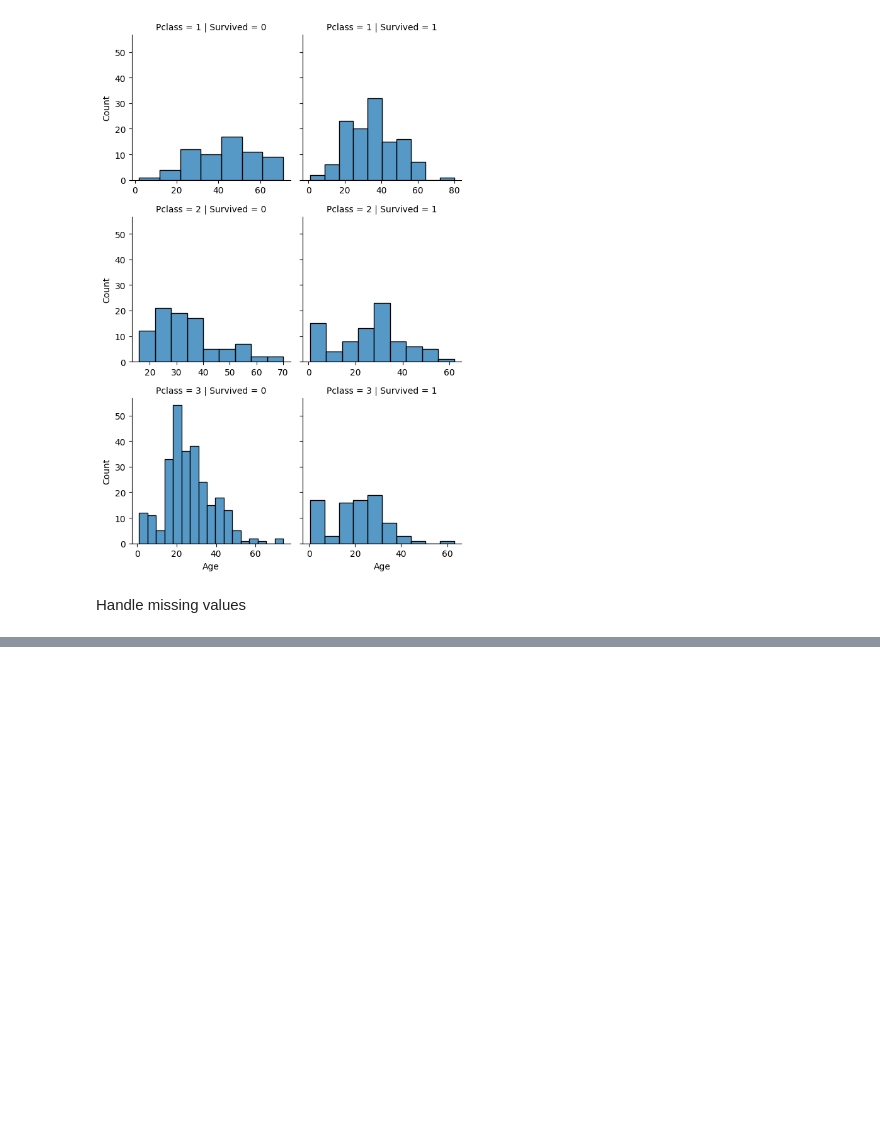
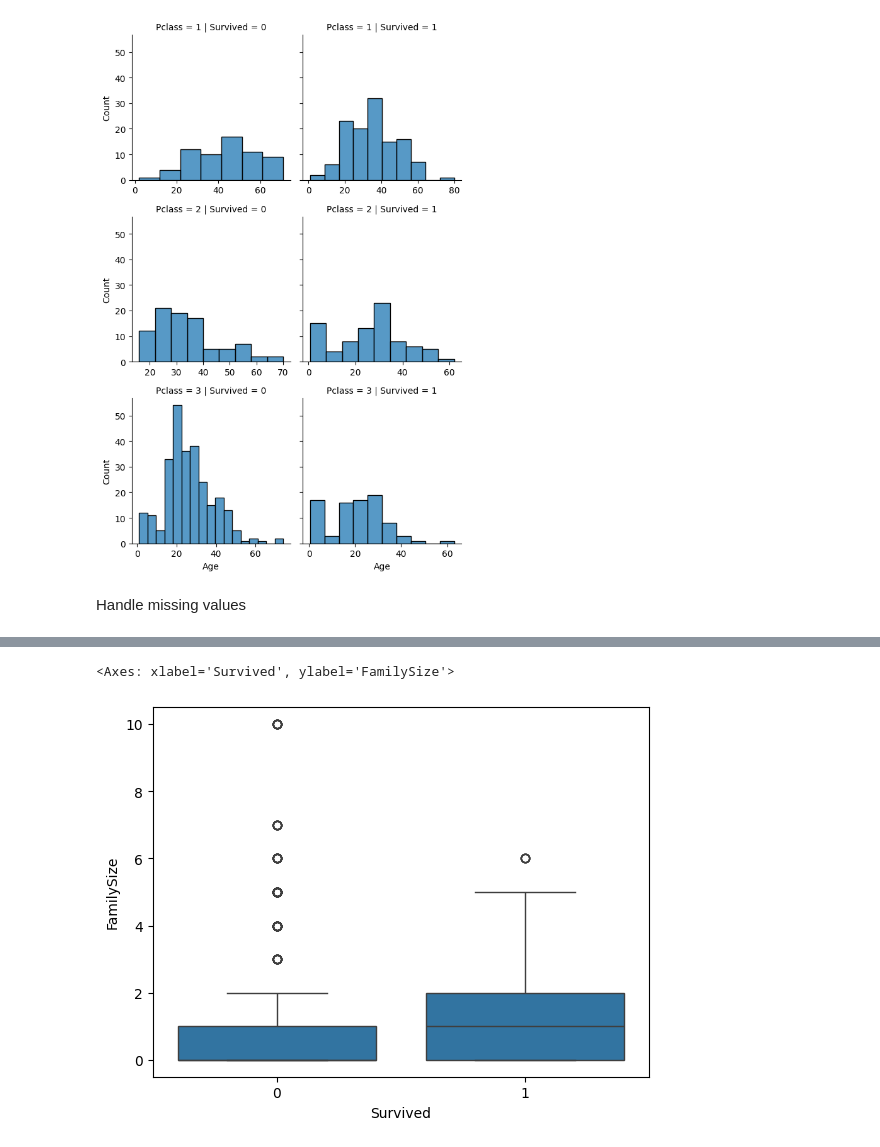
Before and after one commit to Shivam2048/Titanic-EDA, a Jupyter notebook: Titanic_EDA.ipynb, the cells around one changed output, grey strips where cells are left out. Drawn from its saved outputs; the diff is of its cells as text; code cells hidden in the pictures; blank space fills up the shorter version.

Commit message:
Add FamilySize feature and plot FamilySize vs Survived

```diff
--- a/Titanic_EDA.ipynb
+++ b/Titanic_EDA.ipynb
@@ -156,0 +146,6 @@ df
+# %%
+#Embarked
+mode_embarked=df['Embarked'].mode()[0]
+print(mode_embarked)
+df['Embarked']=df['Embarked'].fillna(mode_embarked)
+# df['Embarked'].isna().sum()
@@ -156,0 +156,4 @@ df
+# %%
+# Family Size column
+df['FamilySize']= df['Parch'] + df['SibSp']
+df
@@ -156,0 +174,5 @@ df
+# %%
+sns.boxplot(x='Survived', y='FamilySize', data=df)
+# %% [output]
+<Axes: xlabel='Survived', ylabel='FamilySize'>
+[figure, added]
```
Also changed, not shown: parts of 6 cells of this notebook.
